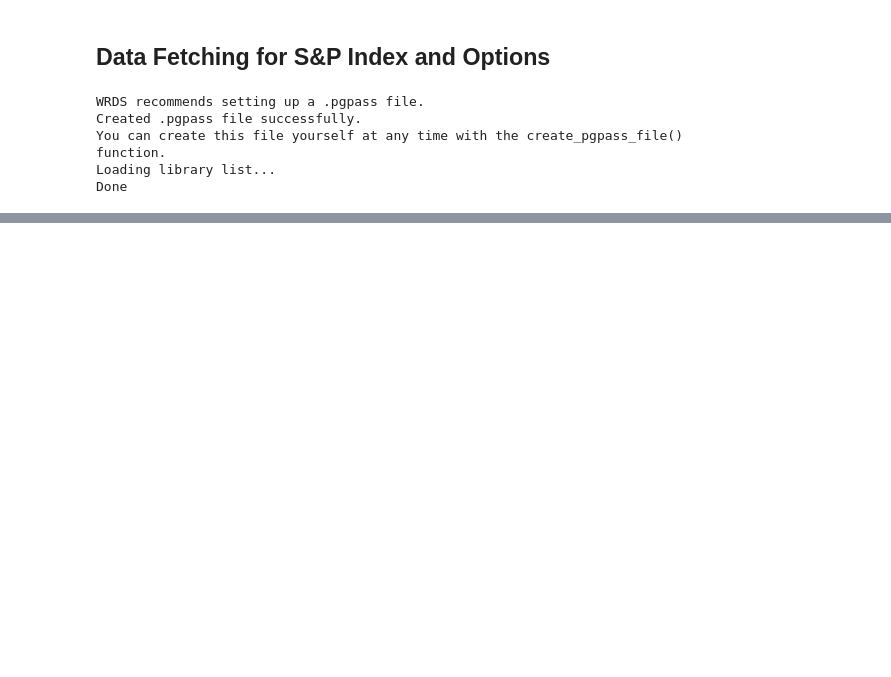
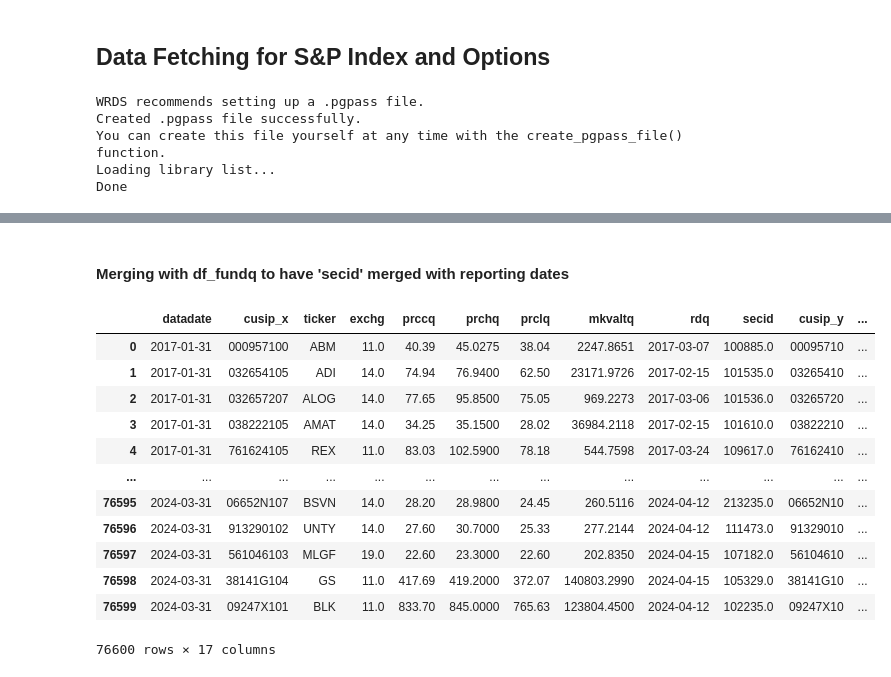
Before and after one commit to shreyjain-uchicago/ProjectLab_Spring-24_HullTactical, a Jupyter notebook: Volumes_OI_Analysis.ipynb, the cells around one changed output, grey strips where cells are left out. Saved outputs shown, nothing was run; the diff lists cells and outputs as text; code cells hidden in the pictures; blank space fills up the shorter version.

```diff
--- a/Volumes_OI_Analysis.ipynb
+++ b/Volumes_OI_Analysis.ipynb
@@ -216,0 +94,13 @@ df3[df3['ticker']=='MSFT']
+# %%
+table_name = f"optionm.securd"  # Generate table name dynamically
+query = f"""
+SELECT
+    *
+FROM
+    {table_name} a
+WHERE
+    a.issue_type = '0'
+"""
+df_securd = db.raw_sql(query, date_cols=['date'])
+
+df_securd
@@ -216,0 +139,19 @@ df3[df3['ticker']=='MSFT']
+# %% [markdown]
+#### Merging with df_fundq to have 'secid' merged with reporting dates
+# %%
+df_fundq = pd.merge(df_fundq, df_securd, on=['ticker'], how='left')
+df_fundq
+# %% [output]
+|  | datadate | cusip_x | ticker | exchg | prccq | prchq | prclq | mkvaltq | rdq | secid | cusip_y | ... |
+| 0 | 2017-01-31 | 000957100 | ABM | 11.0 | 40.39 | 45.0275 | 38.04 | 2247.8651 | 2017-03-07 | 100885.0 | 00095710 | ... |
+| 1 | 2017-01-31 | 032654105 | ADI | 14.0 | 74.94 | 76.9400 | 62.50 | 23171.9726 | 2017-02-15 | 101535.0 | 03265410 | ... |
+| 2 | 2017-01-31 | 032657207 | ALOG | 14.0 | 77.65 | 95.8500 | 75.05 | 969.2273 | 2017-03-06 | 101536.0 | 03265720 | ... |
+| 3 | 2017-01-31 | 038222105 | AMAT | 14.0 | 34.25 | 35.1500 | 28.02 | 36984.2118 | 2017-02-15 | 101610.0 | 03822210 | ... |
+| 4 | 2017-01-31 | 761624105 | REX | 11.0 | 83.03 | 102.5900 | 78.18 | 544.7598 | 2017-03-24 | 109617.0 | 76162410 | ... |
+| ... | ... | ... | ... | ... | ... | ... | ... | ... | ... | ... | ... | ... |
+| 76595 | 2024-03-31 | 06652N107 | BSVN | 14.0 | 28.20 | 28.9800 | 24.45 | 260.5116 | 2024-04-12 | 213235.0 | 06652N10 | ... |
+| 76596 | 2024-03-31 | 913290102 | UNTY | 14.0 | 27.60 | 30.7000 | 25.33 | 277.2144 | 2024-04-12 | 111473.0 | 91329010 | ... |
+| 76597 | 2024-03-31 | 561046103 | MLGF | 19.0 | 22.60 | 23.3000 | 22.60 | 202.8350 | 2024-04-15 | 107182.0 | 56104610 | ... |
+| 76598 | 2024-03-31 | 38141G104 | GS | 11.0 | 417.69 | 419.2000 | 372.07 | 140803.2990 | 2024-04-15 | 105329.0 | 38141G10 | ... |
+| 76599 | 2024-03-31 | 09247X101 | BLK | 11.0 | 833.70 | 845.0000 | 765.63 | 123804.4500 | 2024-04-12 | 102235.0 | 09247X10 | ... |
+76600 rows × 17 columns
```
Also changed, not shown: parts of 37 cells of this notebook, 1 other file.
